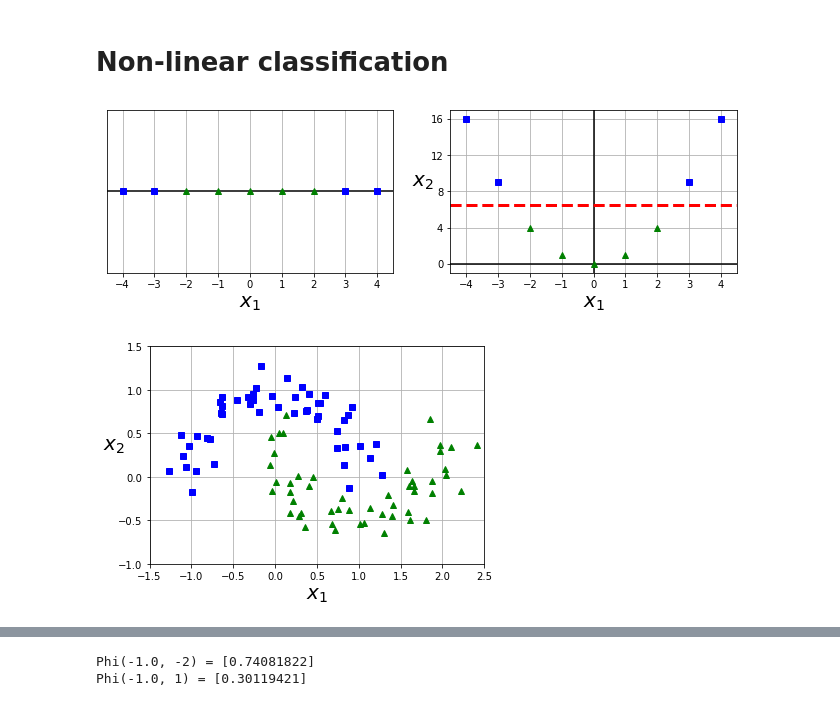
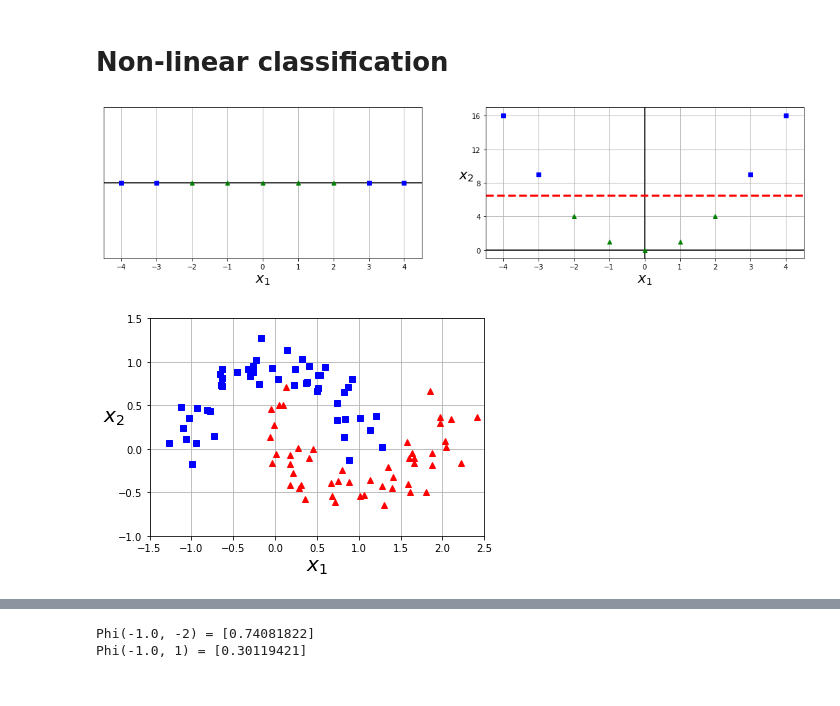
Before and after one commit to lientranie/Machine-Learning-and-Data-Analysis, a Jupyter notebook: Support Vector Machines.ipynb, the cells around one changed output, grey strips where cells are left out. Cells and saved outputs as stored; diff of their text form; code cells hidden in the pictures.

```diff
--- a/Support Vector Machines.ipynb
+++ b/Support Vector Machines.ipynb
@@ -266,42 +264,42 @@ plt.axis([4, 5.9, 0.8, 2.8])
 X1D = np.linspace(-4, 4, 9).reshape(-1, 1)
 X2D = np.c_[X1D, X1D**2]
 y = np.array([0, 0, 1, 1, 1, 1, 1, 0, 0])
 
-plt.figure(figsize=(10, 3))
+plt.figure(figsize=(16,4))
 
 plt.subplot(121)
 plt.grid(True, which='both')
 plt.axhline(y=0, color='k')
 plt.plot(X1D[:, 0][y==0], np.zeros(4), "bs")
 plt.plot(X1D[:, 0][y==1], np.zeros(5), "g^")
 plt.gca().get_yaxis().set_ticks([])
 plt.xlabel(r"$x_1$", fontsize=20)
 plt.axis([-4.5, 4.5, -0.2, 0.2])
 
 plt.subplot(122)
 plt.grid(True, which='both')
 plt.axhline(y=0, color='k')
 plt.axvline(x=0, color='k')
 plt.plot(X2D[:, 0][y==0], X2D[:, 1][y==0], "bs")
 plt.plot(X2D[:, 0][y==1], X2D[:, 1][y==1], "g^")
 plt.xlabel(r"$x_1$", fontsize=20)
 plt.ylabel(r"$x_2$  ", fontsize=20, rotation=0)
 plt.gca().get_yaxis().set_ticks([0, 4, 8, 12, 16])
 plt.plot([-4.5, 4.5], [6.5, 6.5], "r--", linewidth=3)
 plt.axis([-4.5, 4.5, -1, 17])
 
 plt.subplots_adjust(right=1)
 
 plt.show()
 # %% [output]
-[figure, old version]
+[figure, new version]
 # %%
 from sklearn.datasets import make_moons
 X, y = make_moons(n_samples=100, noise=0.15, random_state=42)
 
 def plot_dataset(X, y, axes):
     plt.plot(X[:, 0][y==0], X[:, 1][y==0], "bs")
-    plt.plot(X[:, 0][y==1], X[:, 1][y==1], "g^")
+    plt.plot(X[:, 0][y==1], X[:, 1][y==1], "r^")
     plt.axis(axes)
     plt.grid(True, which='both')
     plt.xlabel(r"$x_1$", fontsize=20)
@@ -310,7 +308,7 @@ def plot_dataset(X, y, axes):
 plot_dataset(X, y, [-1.5, 2.5, -1, 1.5])
 plt.show()
 # %% [output]
-[figure, old version]
+[figure, new version]
 # %%
 from sklearn.datasets import make_moons
 from sklearn.pipeline import Pipeline
```
Also changed, not shown: parts of 39 cells of this notebook.
